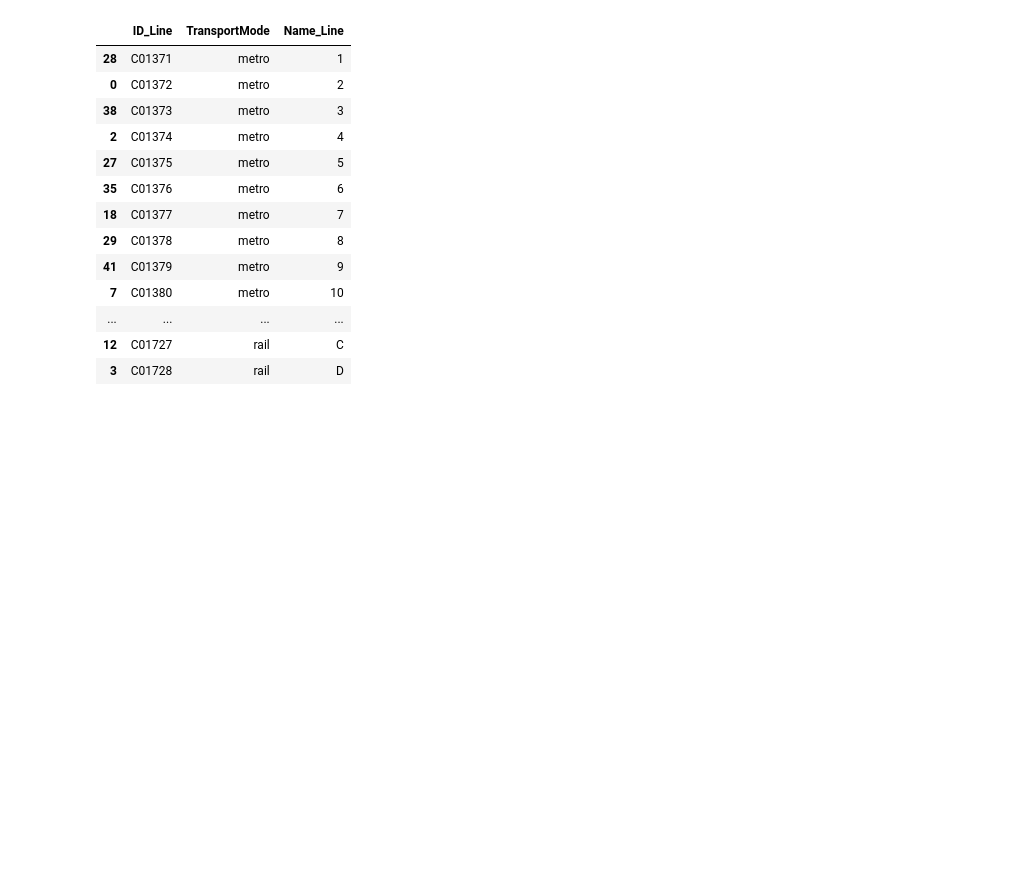
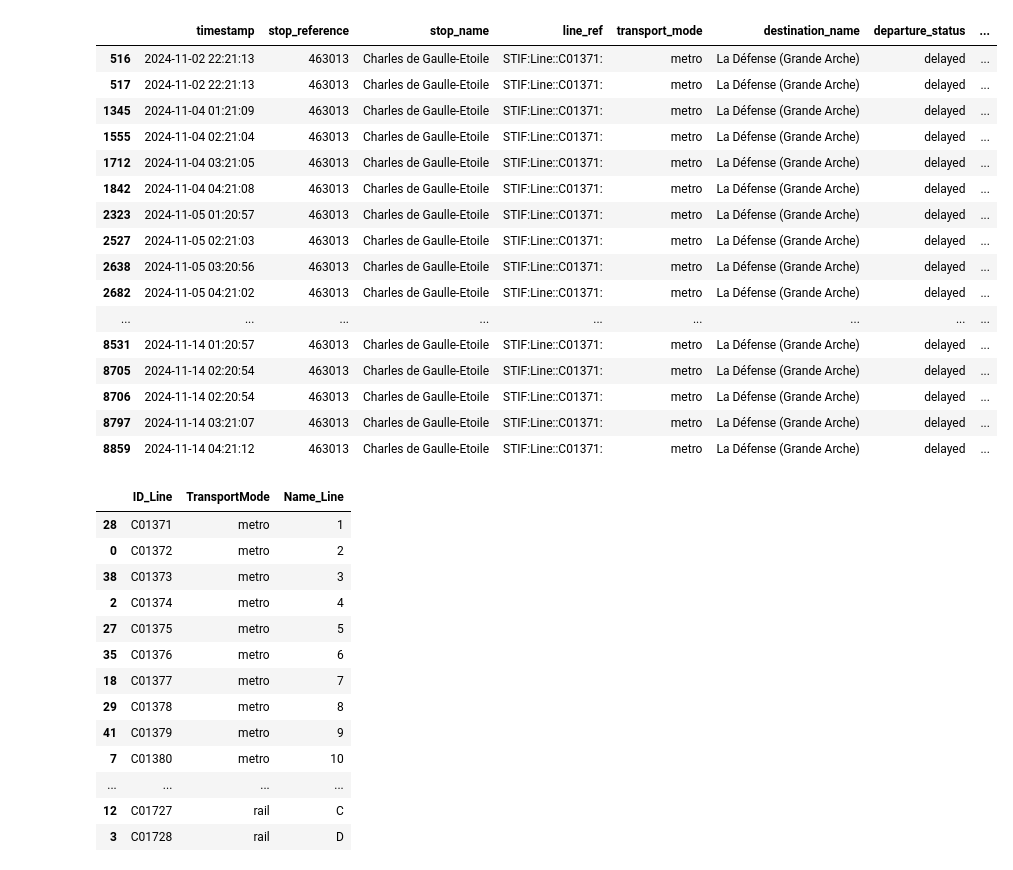
Before and after one commit to GraceBeyoko/Predicting-metro-delays, a Jupyter notebook: Cleaning.ipynb, the cells around one changed output. Drawn from its saved outputs; the diff is of its cells as text; code cells hidden in the pictures; blank space fills up the shorter version.

Commit message:
stop filter + merge (metro)

```diff
--- a/Cleaning.ipynb
+++ b/Cleaning.ipynb
@@ -4,8 +4,25 @@ import pandas as pd
 from datetime import datetime
 import os
 # %%
-df_lines = pd.read_csv('./Data/referentiel-des-lignes.csv', sep=';')
-
-line_refs = df_lines[(~df_lines['TransportSubmode'].isin(['suburbanRailway', 'regionalRail', 'railShuttle']))]
-line_refs = line_refs[['ID_Line', 'TransportMode', 'Name_Line']]
-line_refs = line_refs.sort_values(by='ID_Line')
+df_lines = pd.read_csv('referentiel-des-lignes.csv', sep=';')
+delays_m = pd.read_csv("metro_delays.csv")
+# %%
+delays_m[delays_m['stop_reference'] == 463013]
+# %% [output]
+|  | timestamp | stop_reference | stop_name | line_ref | transport_mode | destination_name | departure_status | ... |
+| 516 | 2024-11-02 22:21:13 | 463013 | Charles de Gaulle-Etoile | STIF:Line::C01371: | metro | La Défense (Grande Arche) | delayed | ... |
+| 517 | 2024-11-02 22:21:13 | 463013 | Charles de Gaulle-Etoile | STIF:Line::C01371: | metro | La Défense (Grande Arche) | delayed | ... |
+| 1345 | 2024-11-04 01:21:09 | 463013 | Charles de Gaulle-Etoile | STIF:Line::C01371: | metro | La Défense (Grande Arche) | delayed | ... |
+| 1555 | 2024-11-04 02:21:04 | 463013 | Charles de Gaulle-Etoile | STIF:Line::C01371: | metro | La Défense (Grande Arche) | delayed | ... |
+| 1712 | 2024-11-04 03:21:05 | 463013 | Charles de Gaulle-Etoile | STIF:Line::C01371: | metro | La Défense (Grande Arche) | delayed | ... |
+| 1842 | 2024-11-04 04:21:08 | 463013 | Charles de Gaulle-Etoile | STIF:Line::C01371: | metro | La Défense (Grande Arche) | delayed | ... |
+| 2323 | 2024-11-05 01:20:57 | 463013 | Charles de Gaulle-Etoile | STIF:Line::C01371: | metro | La Défense (Grande Arche) | delayed | ... |
+| 2527 | 2024-11-05 02:21:03 | 463013 | Charles de Gaulle-Etoile | STIF:Line::C01371: | metro | La Défense (Grande Arche) | delayed | ... |
+| 2638 | 2024-11-05 03:20:56 | 463013 | Charles de Gaulle-Etoile | STIF:Line::C01371: | metro | La Défense (Grande Arche) | delayed | ... |
+| 2682 | 2024-11-05 04:21:02 | 463013 | Charles de Gaulle-Etoile | STIF:Line::C01371: | metro | La Défense (Grande Arche) | delayed | ... |
+| ... | ... | ... | ... | ... | ... | ... | ... | ... |
+| 8531 | 2024-11-14 01:20:57 | 463013 | Charles de Gaulle-Etoile | STIF:Line::C01371: | metro | La Défense (Grande Arche) | delayed | ... |
+| 8705 | 2024-11-14 02:20:54 | 463013 | Charles de Gaulle-Etoile | STIF:Line::C01371: | metro | La Défense (Grande Arche) | delayed | ... |
+| 8706 | 2024-11-14 02:20:54 | 463013 | Charles de Gaulle-Etoile | STIF:Line::C01371: | metro | La Défense (Grande Arche) | delayed | ... |
+| 8797 | 2024-11-14 03:21:07 | 463013 | Charles de Gaulle-Etoile | STIF:Line::C01371: | metro | La Défense (Grande Arche) | delayed | ... |
+| 8859 | 2024-11-14 04:21:12 | 463013 | Charles de Gaulle-Etoile | STIF:Line::C01371: | metro | La Défense (Grande Arche) | delayed | ... |
```
Also changed, not shown: parts of 9 cells of this notebook.
